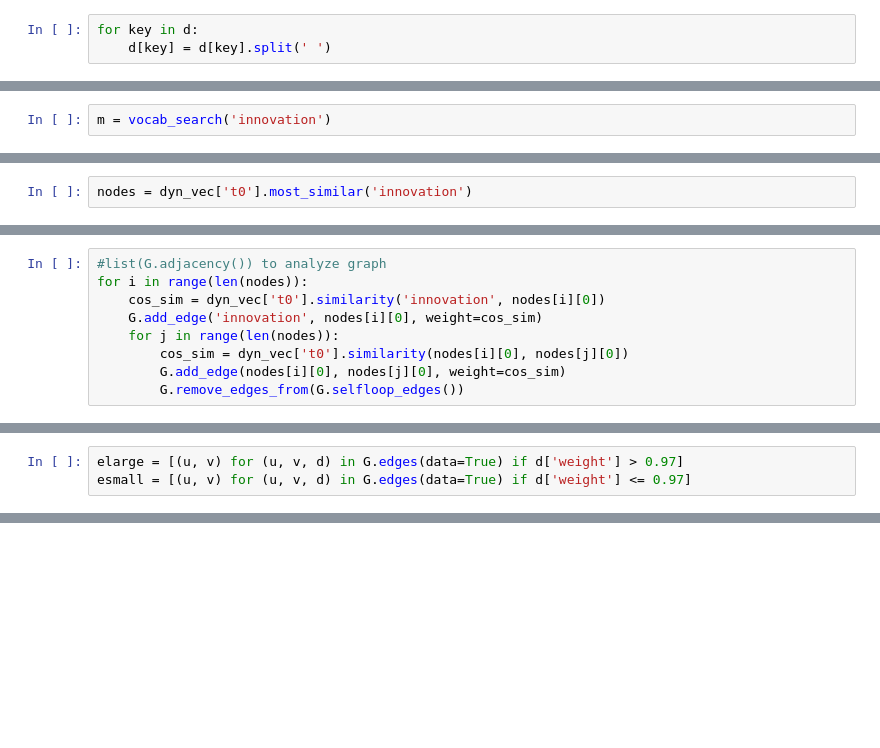
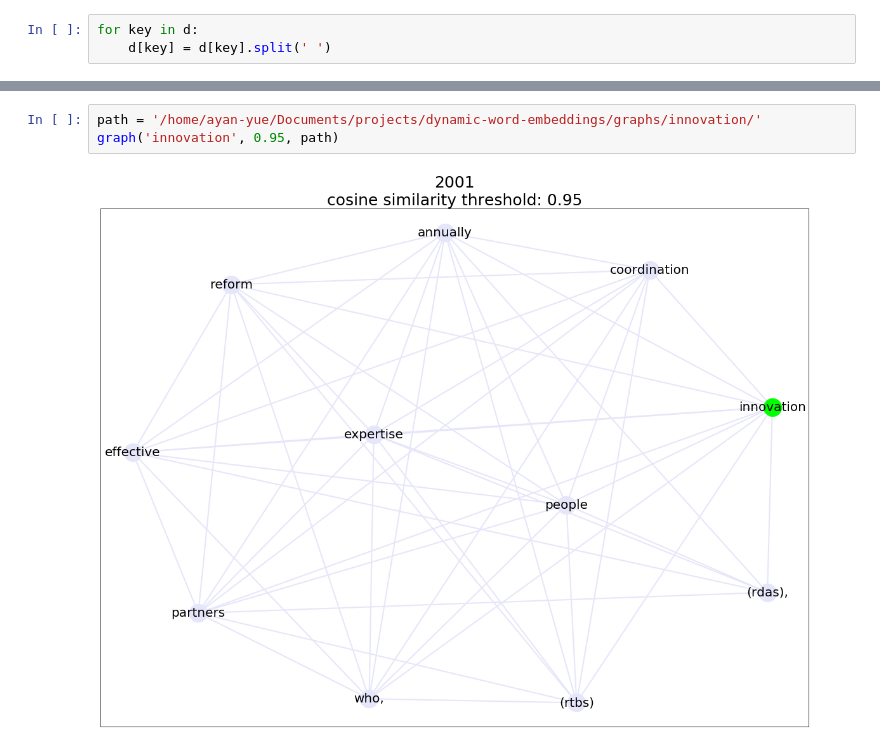
Before and after one commit to goggoloid/dynamic-word-embeddings, a Jupyter notebook: visualise-embeddings.ipynb, the cells around one changed output, grey strips where cells are left out. Drawn from its saved outputs; the diff is of its cells as text; blank space fills up the shorter version.

```diff
--- a/visualise-embeddings.ipynb
+++ b/visualise-embeddings.ipynb
@@ -35,5 +39,3 @@ def vocab_search(string):
                 break
 
     return slices
-# %%
-m = vocab_search('innovation')
@@ -48,2 +41,0 @@ G = nx.Graph()
-# %%
-nodes = dyn_vec['t0'].most_similar('innovation')
@@ -58,9 +41,0 @@ str
-# %%
-#list(G.adjacency()) to analyze graph
-for i in range(len(nodes)):
-    cos_sim = dyn_vec['t0'].similarity('innovation', nodes[i][0])
-    G.add_edge('innovation', nodes[i][0], weight=cos_sim)
-    for j in range(len(nodes)):
-        cos_sim = dyn_vec['t0'].similarity(nodes[i][0], nodes[j][0])
-        G.add_edge(nodes[i][0], nodes[j][0], weight=cos_sim)
-        G.remove_edges_from(G.selfloop_edges())
@@ -71,3 +41,0 @@ import matplotlib.pyplot as plt
-# %%
-elarge = [(u, v) for (u, v, d) in G.edges(data=True) if d['weight'] > 0.97]
-esmall = [(u, v) for (u, v, d) in G.edges(data=True) if d['weight'] <= 0.97]
@@ -88,0 +93,5 @@ The iterable function was deprecated in Matplotlib 3.1 and will be removed in 3.
+# %%
+path = '/home/ayan-yue/Documents/projects/dynamic-word-embeddings/graphs/innovation/'
+graph('innovation', 0.95, path)
+# %% [output]
+[figure, added]
```
Also changed, not shown: parts of 11 cells of this notebook.
